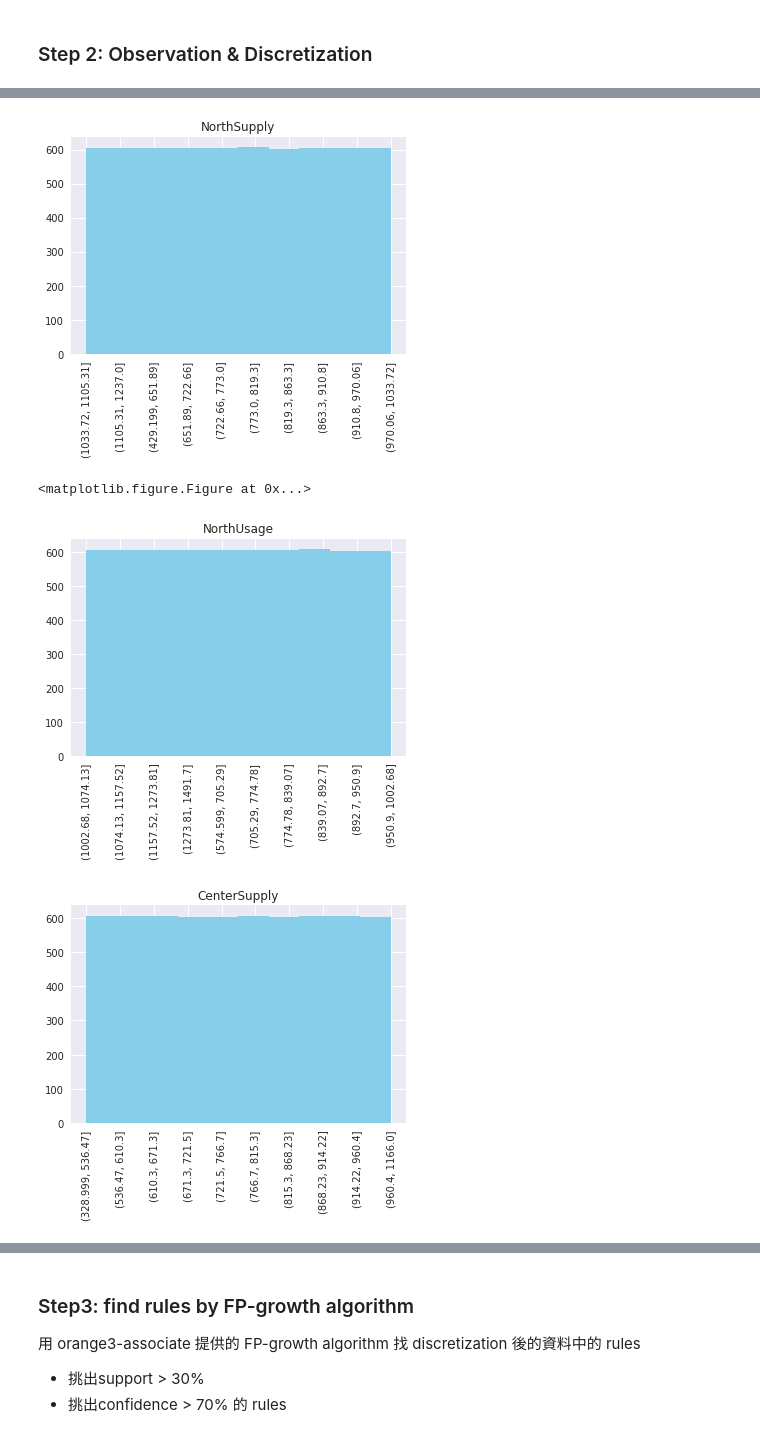
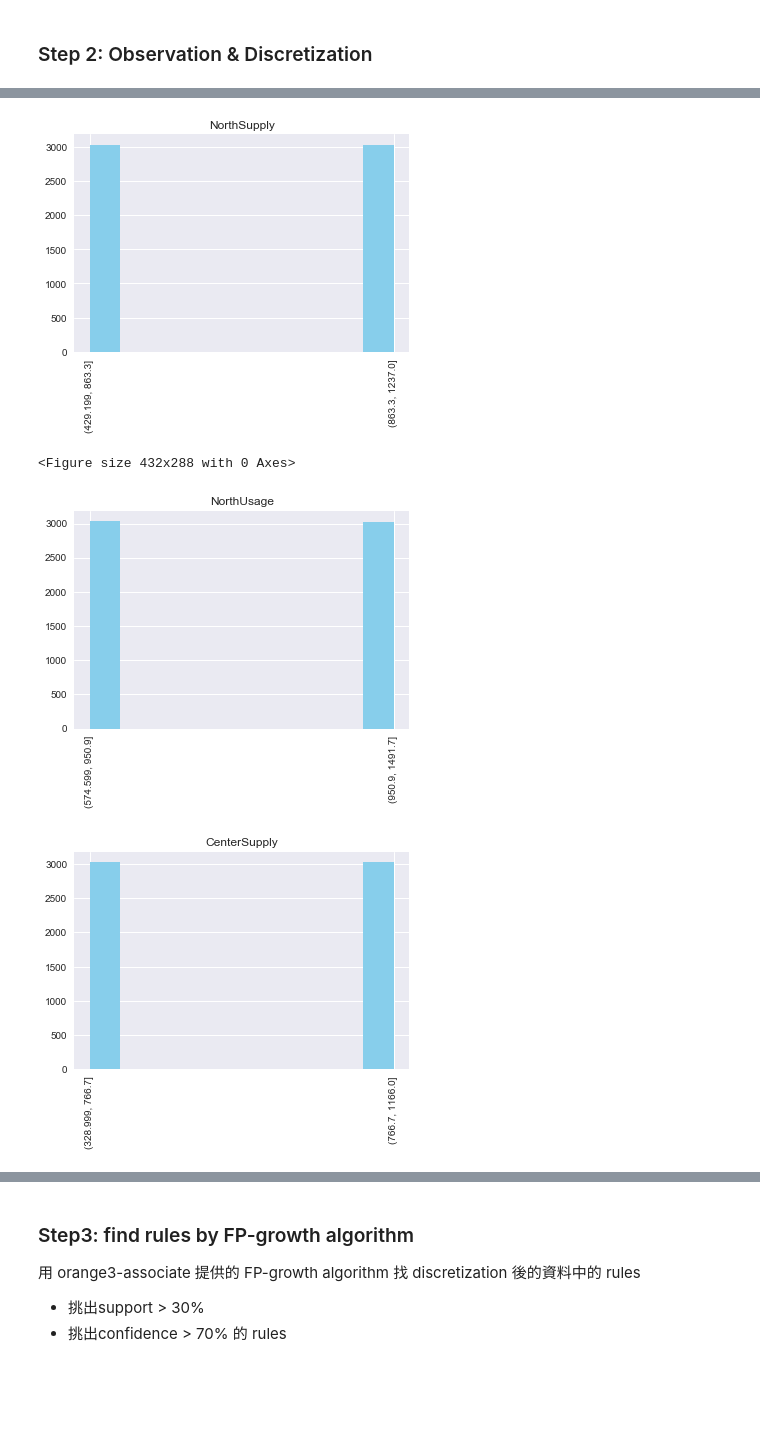
Before and after one commit to Coslate/DataMining_Lab2, a Jupyter notebook: DM106-2_Lab2_Power.ipynb, the cells around one changed output, grey strips where cells are left out. Drawn from its saved outputs; the diff is of its cells as text; code cells hidden in the pictures; blank space fills up the shorter version.

```diff
--- a/DM106-2_Lab2_Power.ipynb
+++ b/DM106-2_Lab2_Power.ipynb
@@ -206,26 +206,26 @@ plt.show()
 # %%
 result = []
 features_eng = ["NorthSupply", "NorthUsage", "CenterSupply", "CenterUsage", "SouthSupply", "SouthUsage", "EastSupply", "EastUsage"]
-result.append(pd.qcut(q1['NorthSupply'], 10))
-result.append(pd.qcut(q1['NorthUsage'], 10))
-result.append(pd.qcut(q1['CenterSupply'], 10))
-result.append(pd.qcut(q1['CenterUsage'], 10))
-result.append(pd.qcut(q1['SouthSupply'], 10))
-result.append(pd.qcut(q1['SouthUsage'], 10))
-result.append(pd.qcut(q1['EastSupply'], 10))
-result.append(pd.qcut(q1['EastUsage'], 10))
+result.append(pd.qcut(q1['NorthSupply'], 2))
+result.append(pd.qcut(q1['NorthUsage'], 2))
+result.append(pd.qcut(q1['CenterSupply'], 2))
+result.append(pd.qcut(q1['CenterUsage'], 2))
+result.append(pd.qcut(q1['SouthSupply'], 2))
+result.append(pd.qcut(q1['SouthUsage'], 2))
+result.append(pd.qcut(q1['EastSupply'], 2))
+result.append(pd.qcut(q1['EastUsage'], 2))
 
 for i in range(len(result)):
     fig, ax = plt.subplots(1,1)
     result[i] = [str(x) for x in result[i]]
     plt.figure(i)
     ax.hist(result[i], color = 'skyblue')
     ax.set_title(features_eng[i])
     for tick in ax.get_xticklabels():
         tick.set_y(0)
         tick.set_rotation(90)
 # %% [output]
-[figure, old version]
+[figure, new version]
-<matplotlib.figure.Figure at 0x...>
+<Figure size 432x288 with 0 Axes>
-[figure, old version]
+[figure, new version]
-[figure, old version]
+[figure, new version]
```
Also changed, not shown: parts of 8 cells of this notebook, 1 other file.
